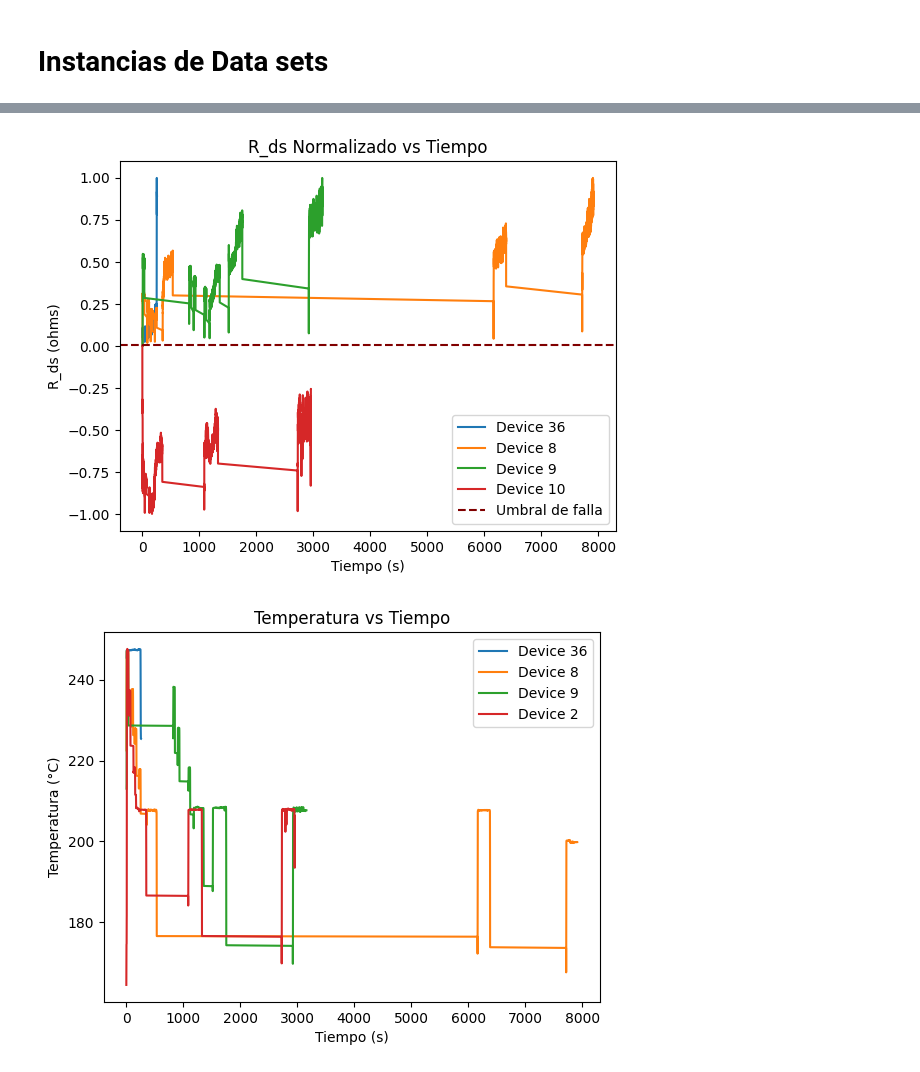
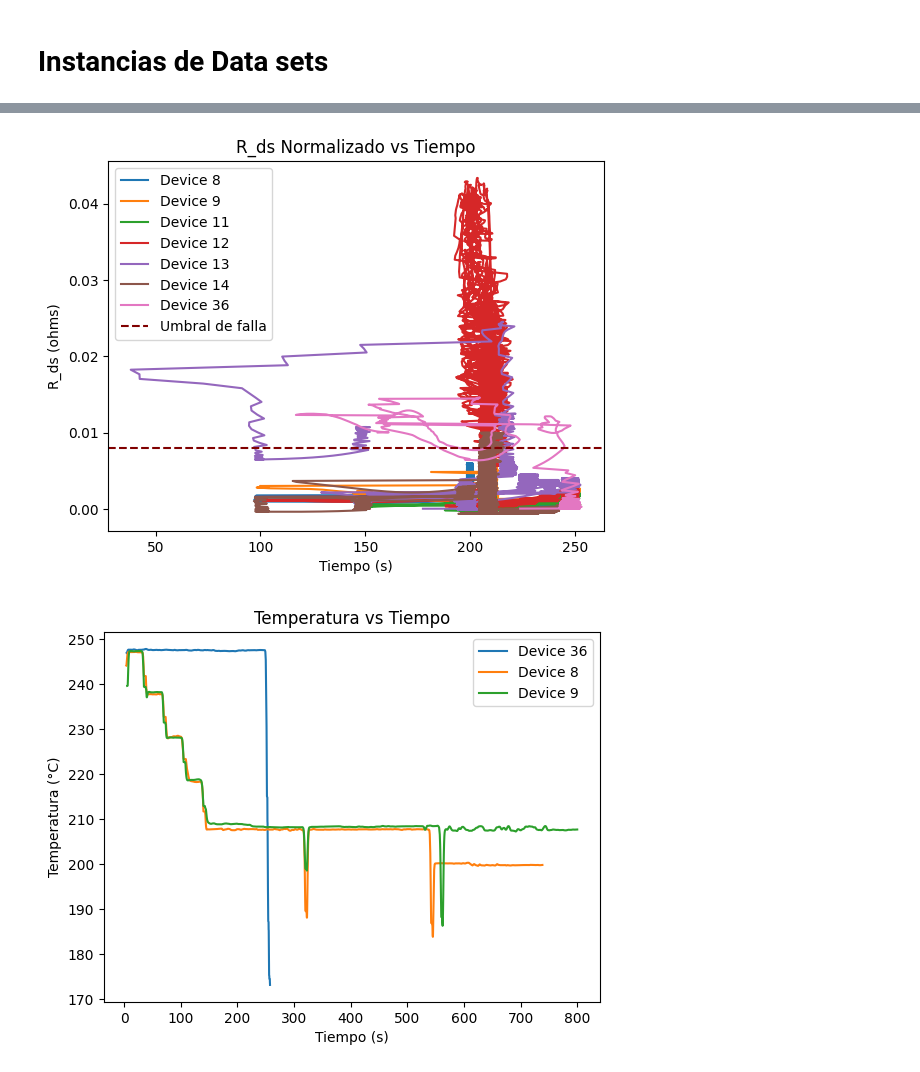
Before and after one commit to JoseUfre/Proyecto-Monitoreo-de-Condicion-2025-1, a Jupyter notebook: Lectura_datos.ipynb, the cells around one changed output, grey strips where cells are left out. Saved outputs shown, nothing was run; the diff lists cells and outputs as text; code cells hidden in the pictures.

```diff
--- a/Lectura_datos.ipynb
+++ b/Lectura_datos.ipynb
@@ -130,3 +123,19 @@ df_on_36 = data_36.data_set_on
+# %%
+data_11 = DataSet(11,7)
+df_11 = data_11.data_set
+df_on_11 = data_11.data_set_on
+
+data_12 = DataSet(12,7)
+df_12 = data_12.data_set
+df_on_12 = data_12.data_set_on
+
+data_13 = DataSet(13,5)
+df_13 = data_13.data_set
+df_on_13 = data_13.data_set_on
+
+data_14 = DataSet(14,7)
+df_14 = data_14.data_set
+df_on_14 = data_14.data_set_on
 # %%
 data_8 = DataSet(8,7)
 df_8 = data_8.data_set
@@ -156,25 +155,29 @@ plt.plot(df_on_36["time"], df_on_36["drain_current"], label='Test 36', alpha=0.5
 # %%
-plt.plot(df_on_36["time"], gaussian_filter1d(df_on_36["R_ds Min Max Norm"], sigma = 1), label="Device 36")
-plt.plot(df_on_8["time"], gaussian_filter1d(df_on_8["R_ds Min Max Norm"], sigma = 1), label="Device 8")
-plt.plot(df_on_9["time"], gaussian_filter1d(df_on_9["R_ds Min Max Norm"], sigma = 1), label="Device 9")
-plt.plot(df_on_10["time"], gaussian_filter1d(df_on_10["R_ds Min Max Norm"], sigma = 1), label="Device 10")
+plt.plot(df_on_8["time"], gaussian_filter1d(df_on_8["R_ds Min Max Norm"], sigma=10), label="Device 8")
+plt.plot(df_on_9["time"], gaussian_filter1d(df_on_9["R_ds Min Max Norm"], sigma=10), label="Device 9")
+plt.plot(df_on_11["time"], gaussian_filter1d(df_on_11["R_ds Min Max Norm"], sigma=10), label="Device 11")
+plt.plot(df_on_12["time"], gaussian_filter1d(df_on_12["R_ds Min Max Norm"], sigma=10), label="Device 12")
+plt.plot(df_on_13["time"], gaussian_filter1d(df_on_13["R_ds Min Max Norm"], sigma=10), label="Device 13")
+plt.plot(df_on_14["time"], gaussian_filter1d(df_on_14["R_ds Min Max Norm"], sigma=10), label="Device 14")
+plt.plot(df_on_36["time"], gaussian_filter1d(df_on_36["R_ds Min Max Norm"], sigma=10), label="Device 36")
+
 plt.axhline(y = 0.008, linestyle = "--", color = "maroon", label = "Umbral de falla")
 plt.title("R_ds Normalizado vs Tiempo")
 plt.xlabel("Tiempo (s)")
 plt.ylabel("R_ds (ohms)")
 plt.legend()
 plt.show()
 # %% [output]
-[figure, old version]
+[figure, new version]
 # %%
 plt.plot(df_on_36["time"], gaussian_filter1d(df_on_36["temperature"], sigma = 100), label="Device 36")
 plt.plot(df_on_8["time"], gaussian_filter1d(df_on_8["temperature"], sigma = 100), label="Device 8")
 plt.plot(df_on_9["time"], gaussian_filter1d(df_on_9["temperature"], sigma = 100), label="Device 9")
-plt.plot(df_on_10["time"], gaussian_filter1d(df_on_10["temperature"], sigma = 100), label="Device 2")
+#plt.plot(df_on_10["time"], gaussian_filter1d(df_on_10["temperature"], sigma = 100), label="Device 2")
 plt.title("Temperatura vs Tiempo")
 plt.xlabel("Tiempo (s)")
 plt.ylabel("Temperatura (°C)")
 plt.legend()
 plt.show()
 # %% [output]
-[figure, old version]
+[figure, new version]
```
Also changed, not shown: parts of 6 cells of this notebook.
